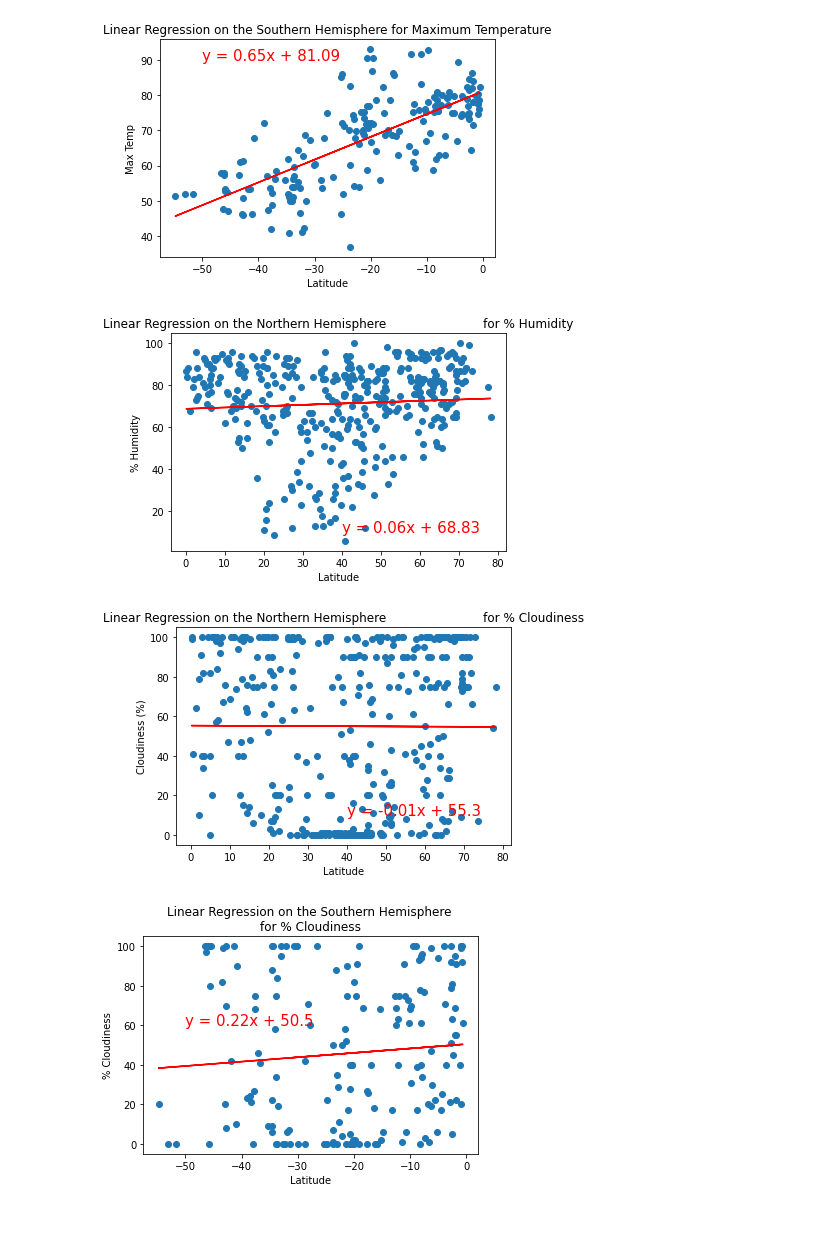
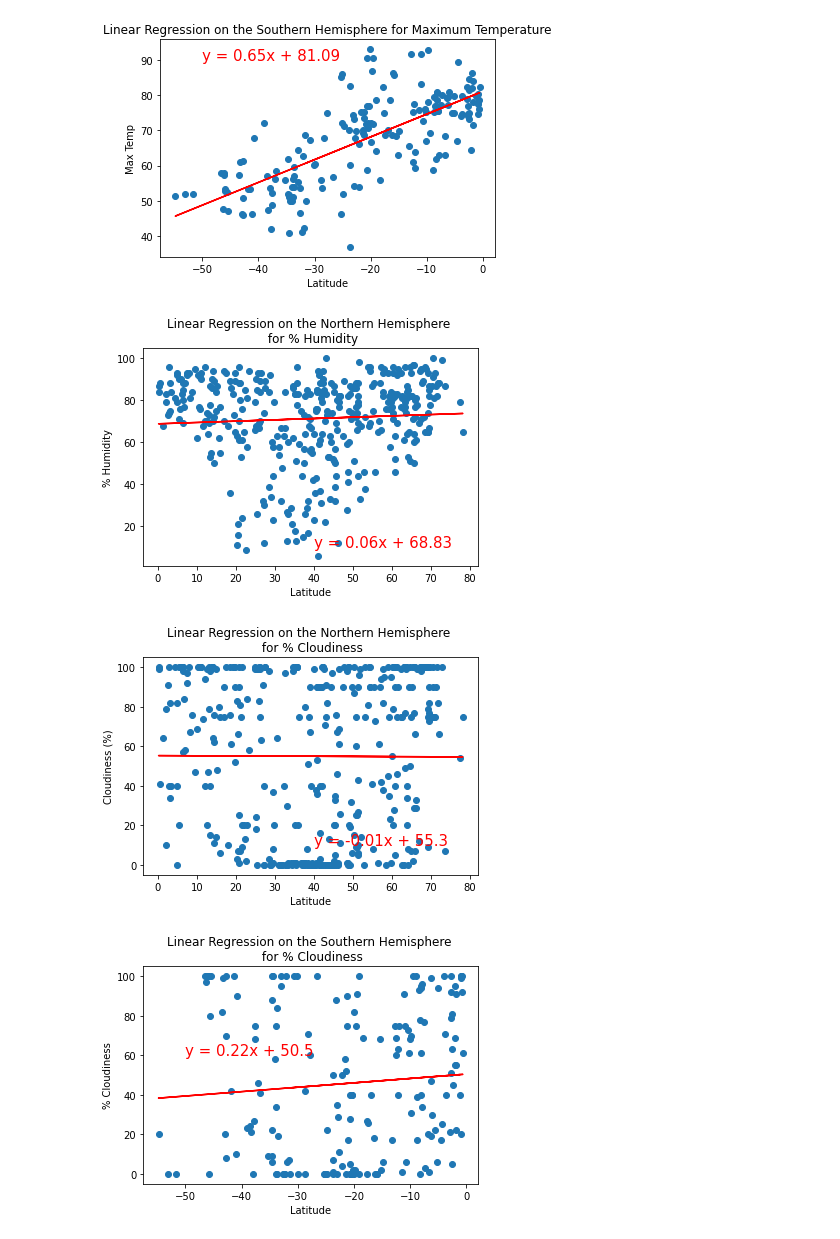
Before and after one commit to squiresstewart/World_Weather_Analysis, a Jupyter notebook: WeatherPy.ipynb, the cells around one changed output. Drawn from its saved outputs; the diff is of its cells as text; code cells hidden in the pictures.

```diff
--- a/WeatherPy.ipynb
+++ b/WeatherPy.ipynb
@@ -304,23 +303,21 @@ plot_linear_regression(x_values, y_values,
 # %%
 # Linear regression on the Northern Hemisphere
 x_values = northern_hemi_df["Lat"]
 y_values = northern_hemi_df["Humidity"]
 # Call the function.
 plot_linear_regression(x_values, y_values,
-                       'Linear Regression on the Northern Hemisphere \
-                        for % Humidity', '% Humidity',(40,10))
+                       'Linear Regression on the Northern Hemisphere \n for % Humidity', '% Humidity',(40,10))
 # %% [output]
-[figure, old version]
+[figure, new version]
 # %%
 # Linear regression on the Northern Hemisphere
 x_values = northern_hemi_df["Lat"]
 y_values = northern_hemi_df["Cloudiness"]
 # Call the function.
 plot_linear_regression(x_values, y_values,
-                       'Linear Regression on the Northern Hemisphere \
-                        for % Cloudiness', 'Cloudiness (%)',(40,10))
+                       'Linear Regression on the Northern Hemisphere \n for % Cloudiness', 'Cloudiness (%)',(40,10))
 # %% [output]
-[figure, old version]
+[figure, new version]
 # %%
 # Linear regression on the Southern Hemisphere
 x_values = southern_hemi_df["Lat"]
```
Also changed, not shown: parts of 4 cells of this notebook, 5 other files.
